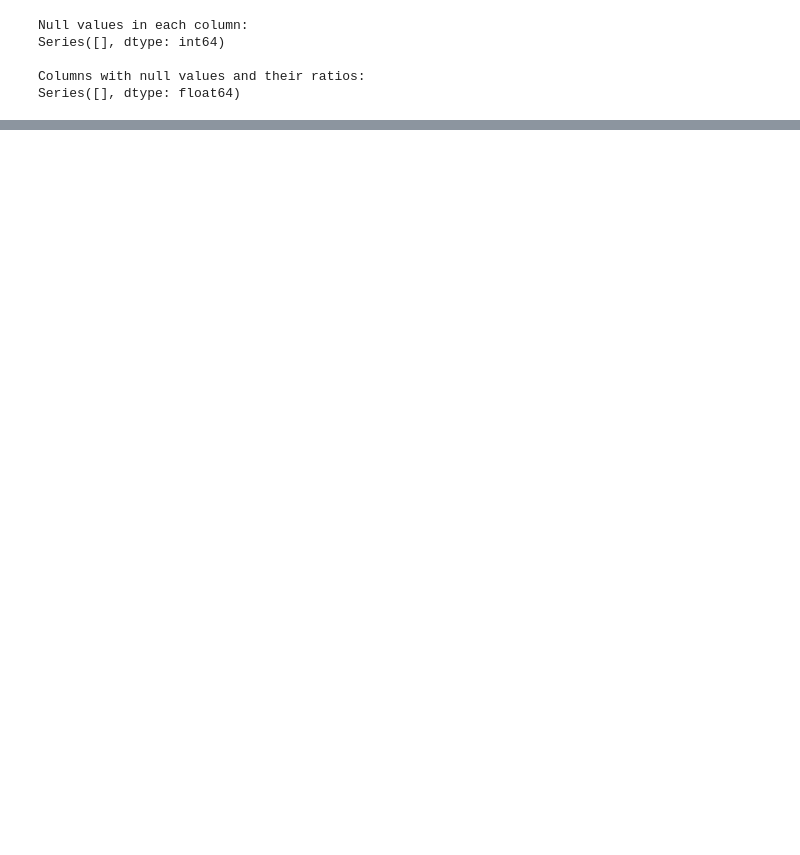
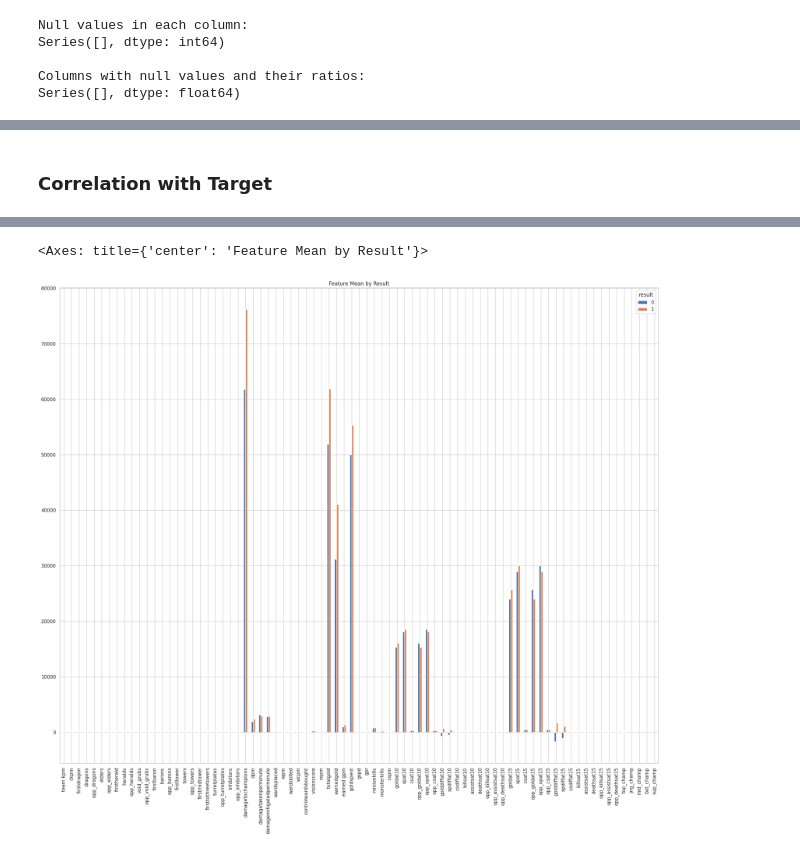
Before and after one commit to quiet98k/LOL-Win-Prediction, a Jupyter notebook: prediction.ipynb, the cells around one changed output, grey strips where cells are left out. Cells and saved outputs as stored; diff of their text form; code cells hidden in the pictures; blank space fills up the shorter version.

```diff
--- a/prediction.ipynb
+++ b/prediction.ipynb
@@ -221,0 +261,8 @@ display(pd.concat([df.head(), df.tail()]))
+# %% [markdown]
+### Correlation with Target
+# %%
+grouped_means = df.groupby('result').mean()
+display(grouped_means)
+
+df.groupby('result').mean().T.plot(kind='bar', figsize=(25, 20), title='Feature Mean by Result')
+# %% [output]
@@ -221,0 +273,2 @@ display(pd.concat([df.head(), df.tail()]))
+<Axes: title={'center': 'Feature Mean by Result'}>
+[figure, added]
```
Also changed, not shown: parts of 19 cells of this notebook.
